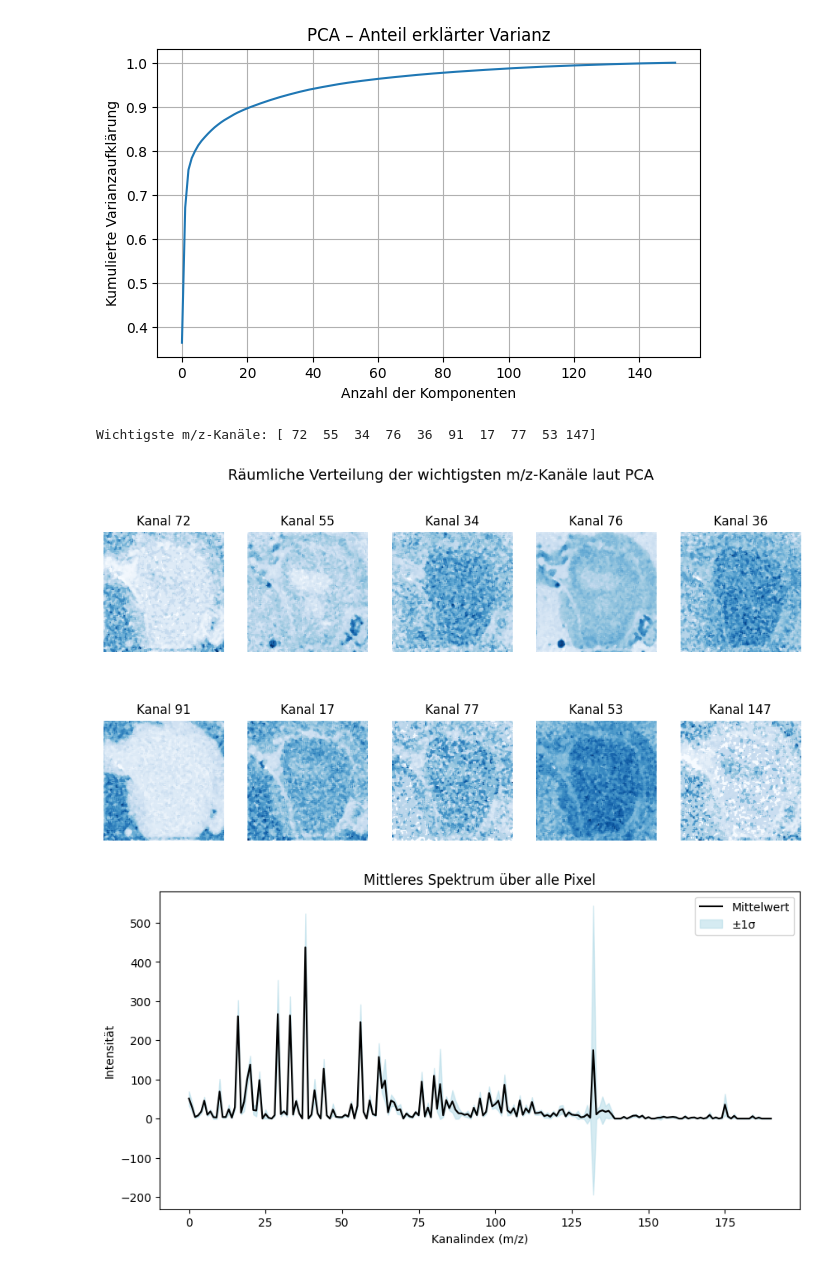
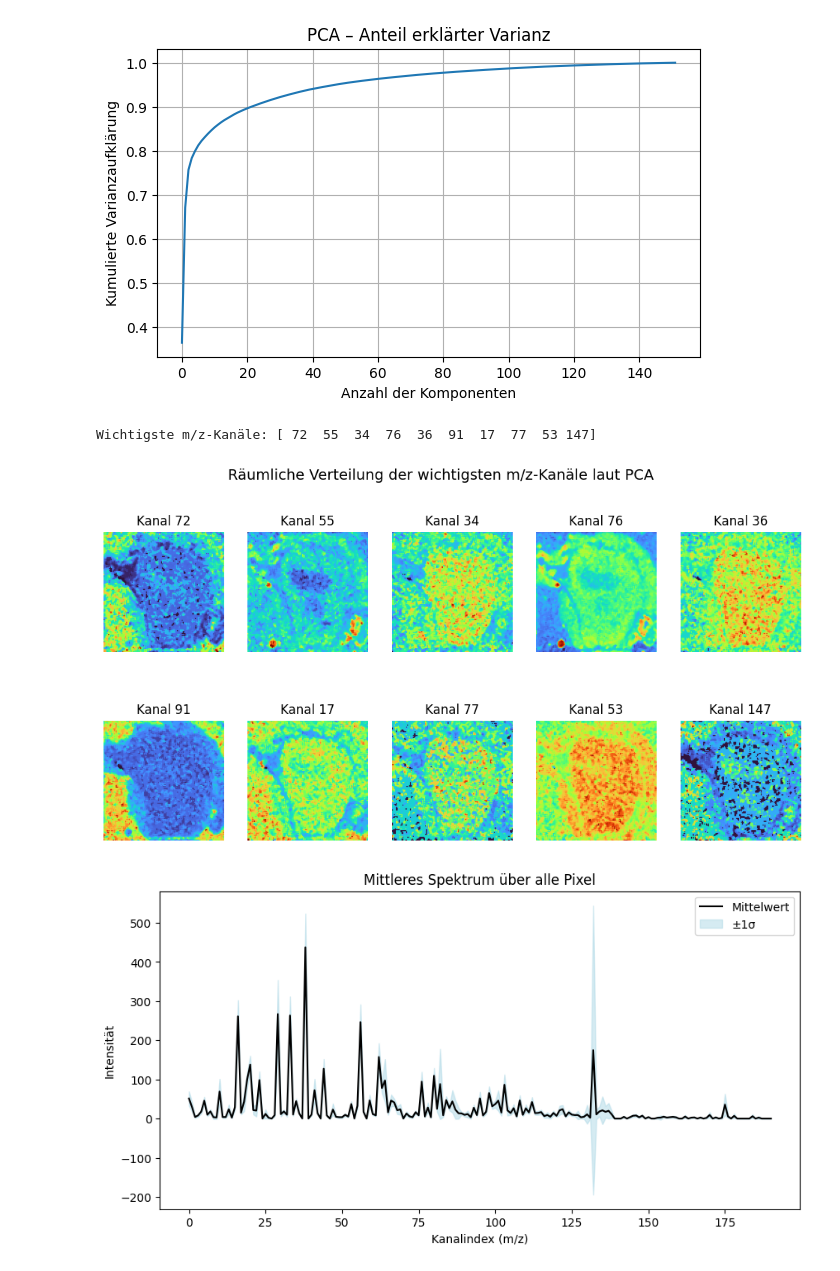
Before and after one commit to janphr03/MassSpectrometryImaging, a Jupyter notebook: Main.ipynb, the cells around one changed output. Saved outputs shown, nothing was run; the diff lists cells and outputs as text; code cells hidden in the pictures.

```diff
--- a/Main.ipynb
+++ b/Main.ipynb
@@ -46,7 +46,7 @@ for i, ch in enumerate(channels_to_plot, 1):
     plt.subplot(1, len(channels_to_plot), i)
 
     # Zeige den jeweiligen Kanal als 2D-Bild
-    plt.imshow(ims_cube[:, :, ch], cmap='Blues')
+    plt.imshow(ims_cube[:, :, ch], cmap='turbo')
     plt.title(f"Kanal {ch}")  # Beschrifte das Teilbild
     plt.axis('off')           # Achsen ausblenden für saubere Darstellung
 
@@ -184,24 +184,24 @@ plt.show()
 # %%
 # Wichtigste Kanäle (m/z-Werte) herausfinden
 # Wir betrachten hier die erste Hauptkomponente
 loadings = np.abs(pca.components_[0])
 important_channels = np.argsort(loadings)[-10:][::-1]  # Top 10 mit höchstem Einfluss
 
 print("Wichtigste m/z-Kanäle:", important_channels)
 
 # Diese Kanäle im Bild visualisieren
 plt.figure(figsize=(12, 6))
 for i, ch in enumerate(important_channels, 1):
     plt.subplot(2, 5, i)
-    plt.imshow(ims_cube[:, :, ch], cmap='Blues')
+    plt.imshow(ims_cube[:, :, ch], cmap='turbo')
     plt.title(f"Kanal {ch}")
     plt.axis('off')
 
 plt.suptitle("Räumliche Verteilung der wichtigsten m/z-Kanäle laut PCA", fontsize=14)
 plt.show()
 # %% [output]
 Wichtigste m/z-Kanäle: [ 72  55  34  76  36  91  17  77  53 147]
-[figure, old version]
+[figure, new version]
 # %%
 # (Optional) Mittleres Spektrum über alle Pixel + Standardabweichung
 mean_spectrum = ims_cube.mean(axis=(0, 1))
```
Also changed, not shown: parts of 3 cells of this notebook.
